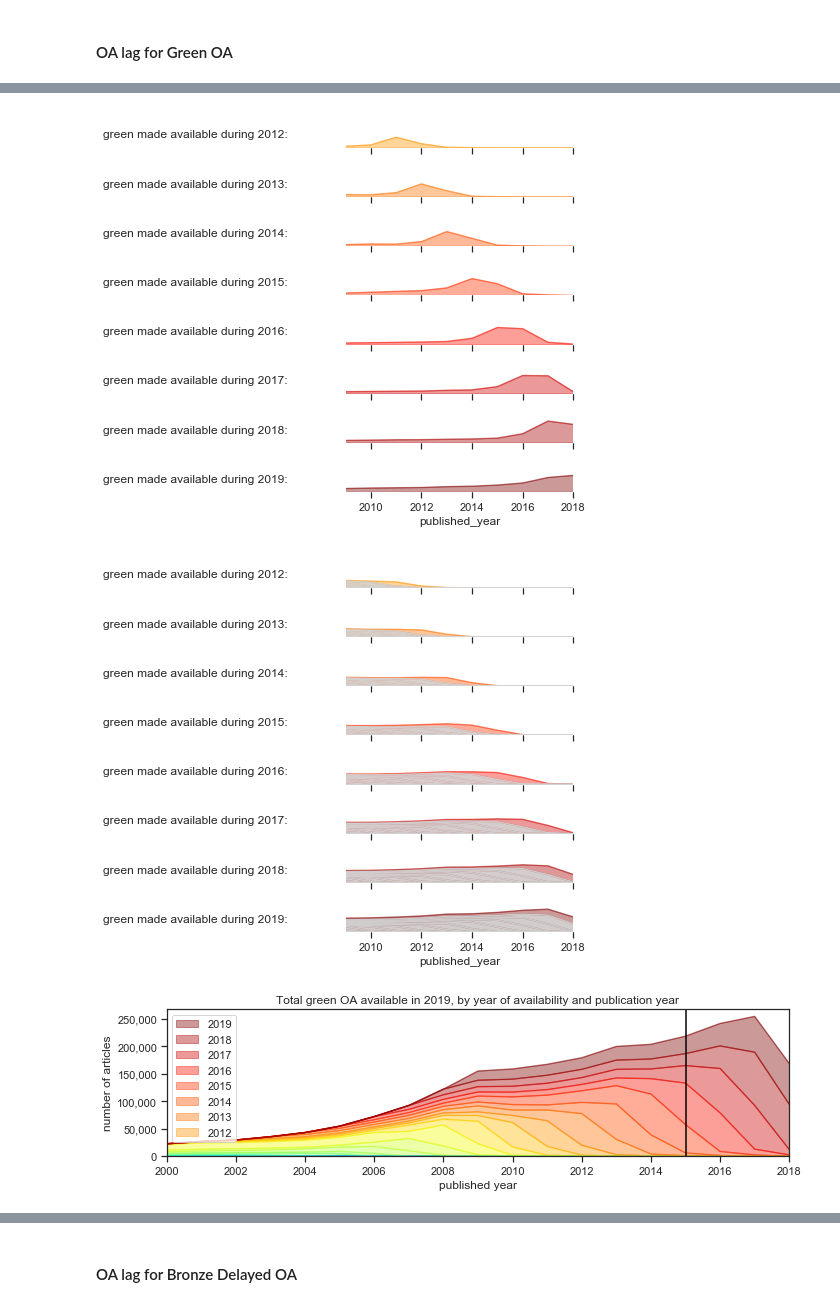
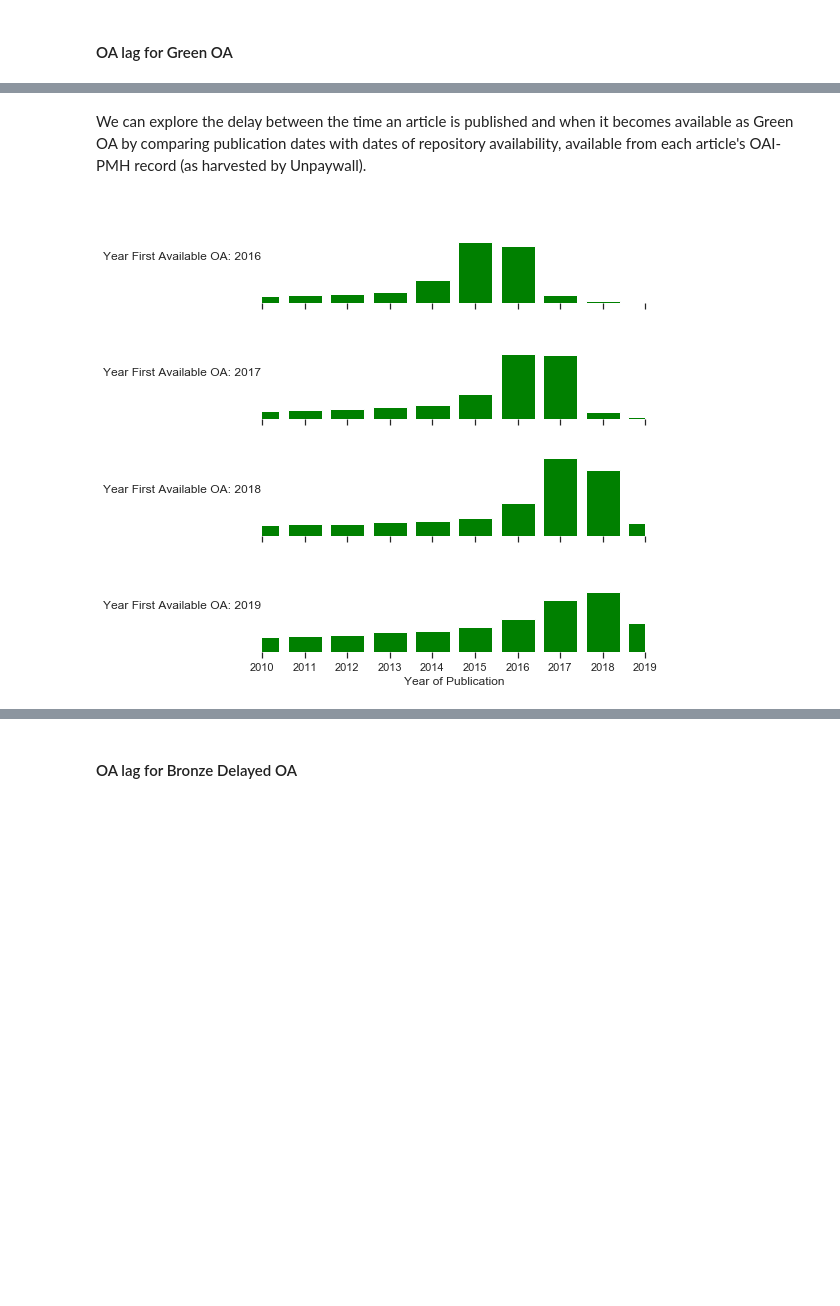
Before and after one commit to ourresearch/future-oa, a Jupyter notebook: manuscript.ipynb, the cells around one changed output, grey strips where cells are left out. Cells and saved outputs as stored; diff of their text form; code cells hidden in the pictures; blank space fills up the shorter version.

```diff
--- a/manuscript.ipynb
+++ b/manuscript.ipynb
@@ -1308,6 +1348,6 @@ The third plot is a larger version of the availability as of 2018, showing the a
+# %% [markdown]
+We can explore the delay between the time an article is published and when it becomes available as Green OA by comparing publication dates with dates of repository availability, available from each article's OAI-PMH record (as harvested by Unpaywall).
 # %%
-make_detailed_plots("green")
+first_detailed_plots("green")
 # %% [output]
-[figure, old version]
+[figure, new version]
-[figure, removed]
-[figure, removed]
```
Also changed, not shown: parts of 69 cells of this notebook, 25 other files.
